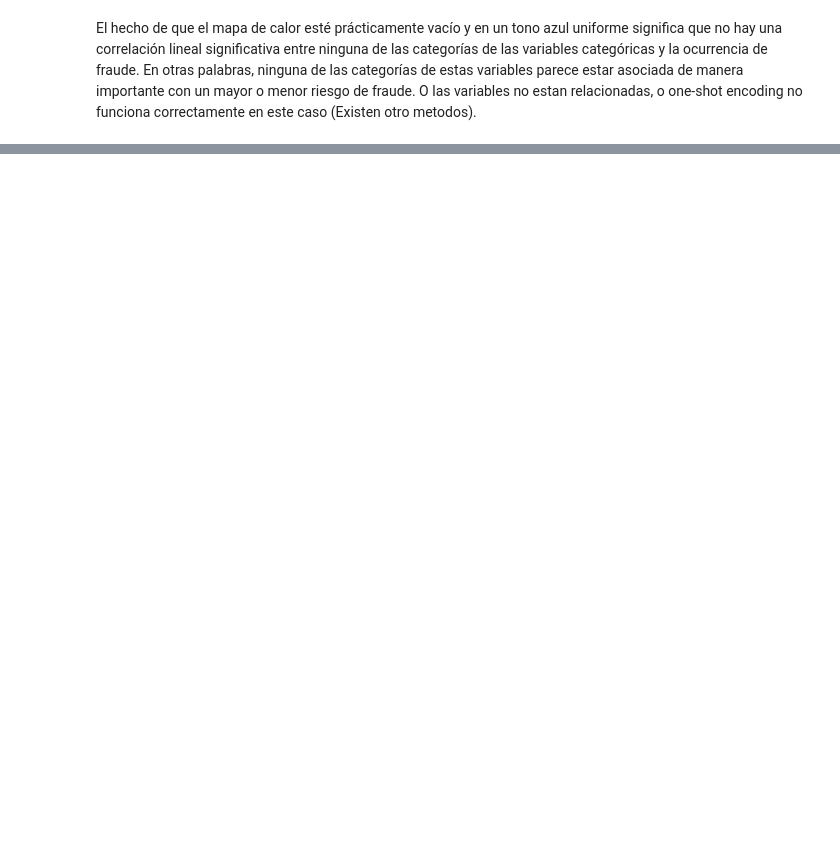
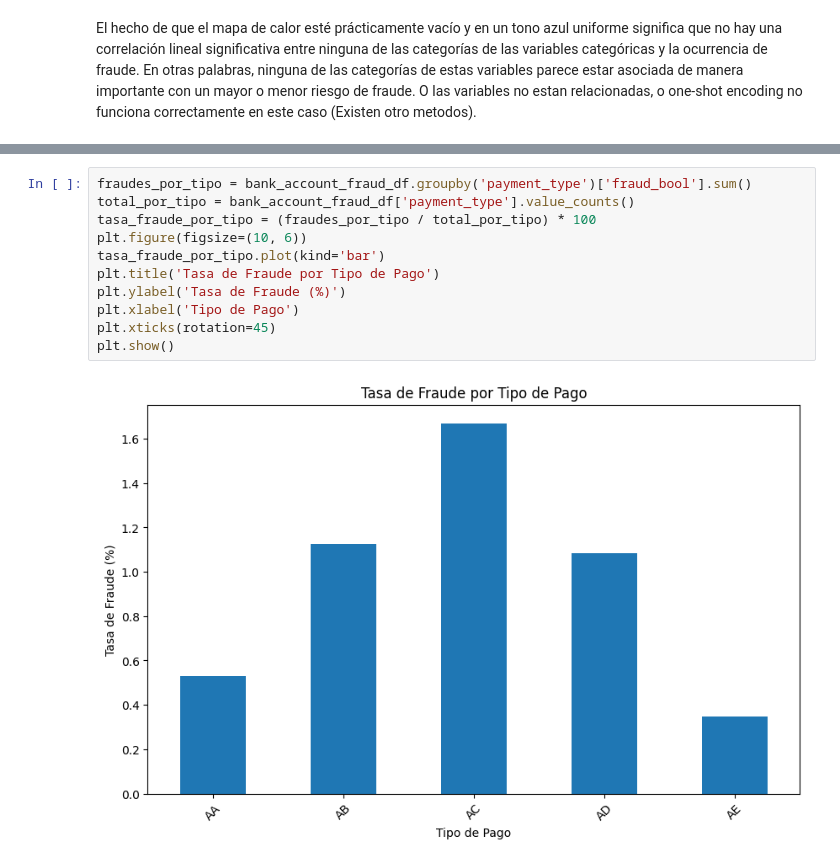
Before and after one commit to RamiroCabri1/Detecci-n-de-Fraudes-en-Transacciones-Bancarias, a Jupyter notebook: notebooks/eda.ipynb, the cells around one changed output, grey strips where cells are left out. Drawn from its saved outputs; the diff is of its cells as text; blank space fills up the shorter version.

```diff
--- a/notebooks/eda.ipynb
+++ b/notebooks/eda.ipynb
@@ -372,0 +479,13 @@ El hecho de que el mapa de calor esté prácticamente vacío y en un tono azul u
+# %%
+fraudes_por_tipo = bank_account_fraud_df.groupby('payment_type')['fraud_bool'].sum()
+total_por_tipo = bank_account_fraud_df['payment_type'].value_counts()
+tasa_fraude_por_tipo = (fraudes_por_tipo / total_por_tipo) * 100
+plt.figure(figsize=(10, 6))
+tasa_fraude_por_tipo.plot(kind='bar')
+plt.title('Tasa de Fraude por Tipo de Pago')
+plt.ylabel('Tasa de Fraude (%)')
+plt.xlabel('Tipo de Pago')
+plt.xticks(rotation=45)
+plt.show()
+# %% [output]
+[figure, added]
```
Also changed, not shown: parts of 28 cells of this notebook.
